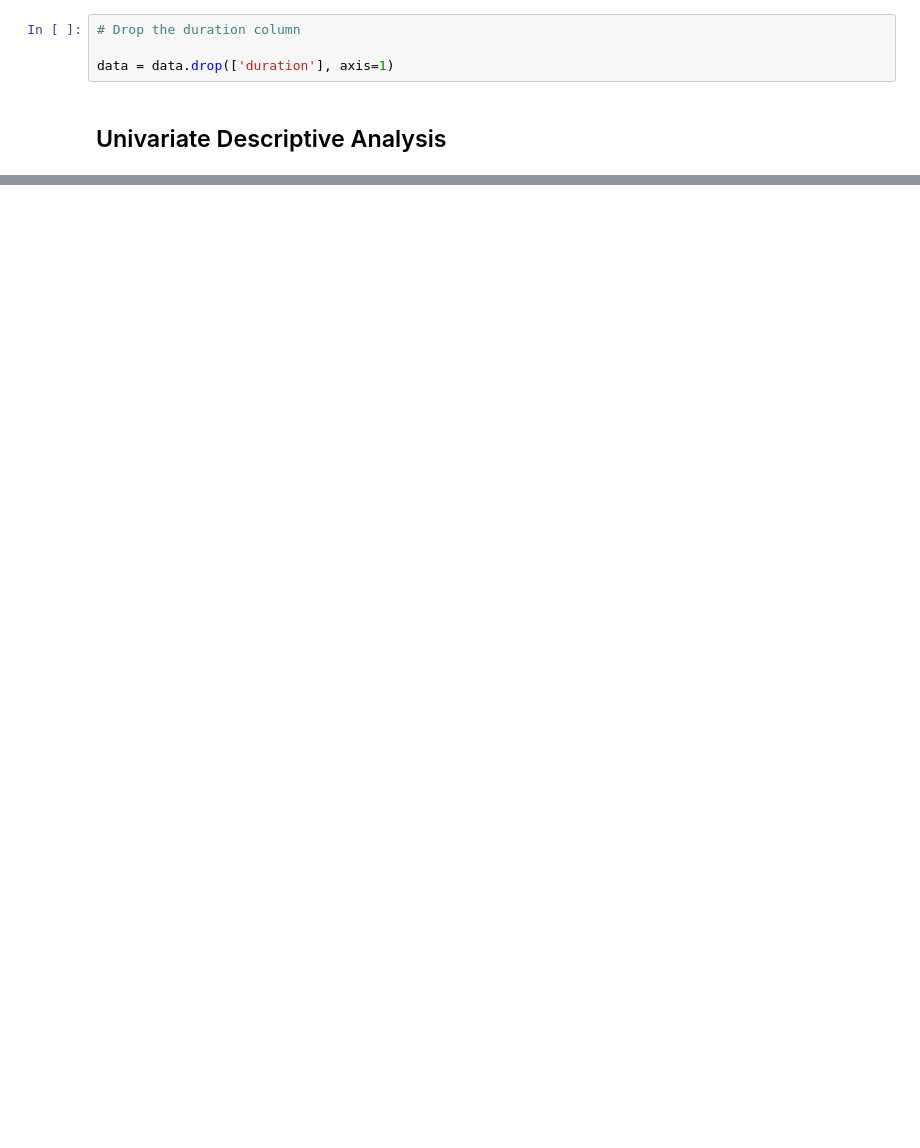
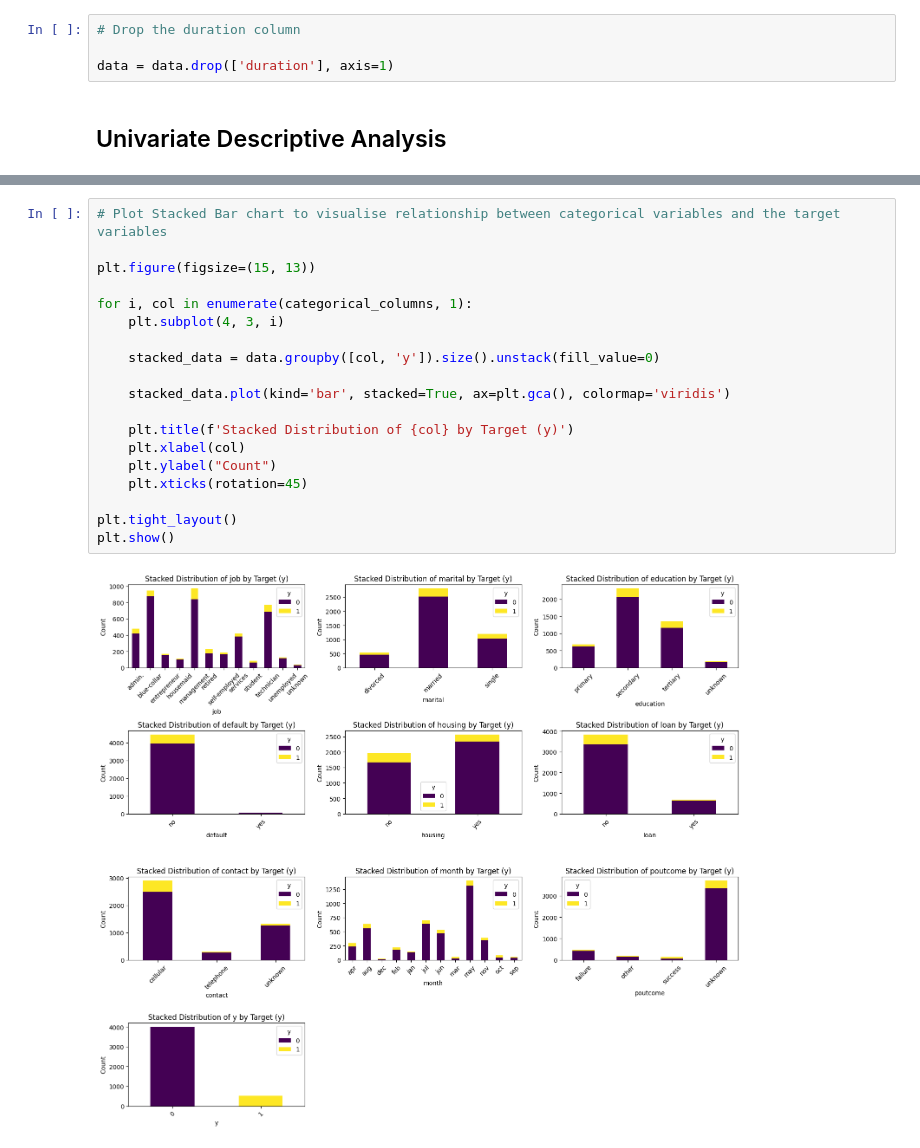
Before and after one commit to Fatai-soliu/bank-telemarketing, a Jupyter notebook: Bank_Marketing.ipynb, the cells around one changed output, grey strips where cells are left out. Drawn from its saved outputs; the diff is of its cells as text; blank space fills up the shorter version.

```diff
--- a/Bank_Marketing.ipynb
+++ b/Bank_Marketing.ipynb
@@ -287,0 +349,21 @@ data.describe()
+# %%
+# Plot Stacked Bar chart to visualise relationship between categorical variables and the target variables
+
+plt.figure(figsize=(15, 13))
+
+for i, col in enumerate(categorical_columns, 1):
+    plt.subplot(4, 3, i)
+
+    stacked_data = data.groupby([col, 'y']).size().unstack(fill_value=0)
+
+    stacked_data.plot(kind='bar', stacked=True, ax=plt.gca(), colormap='viridis')
+
+    plt.title(f'Stacked Distribution of {col} by Target (y)')
+    plt.xlabel(col)
+    plt.ylabel("Count")
+    plt.xticks(rotation=45)
+
+plt.tight_layout()
+plt.show()
+# %% [output]
+[figure, added]
```
Also changed, not shown: parts of 11 cells of this notebook.
